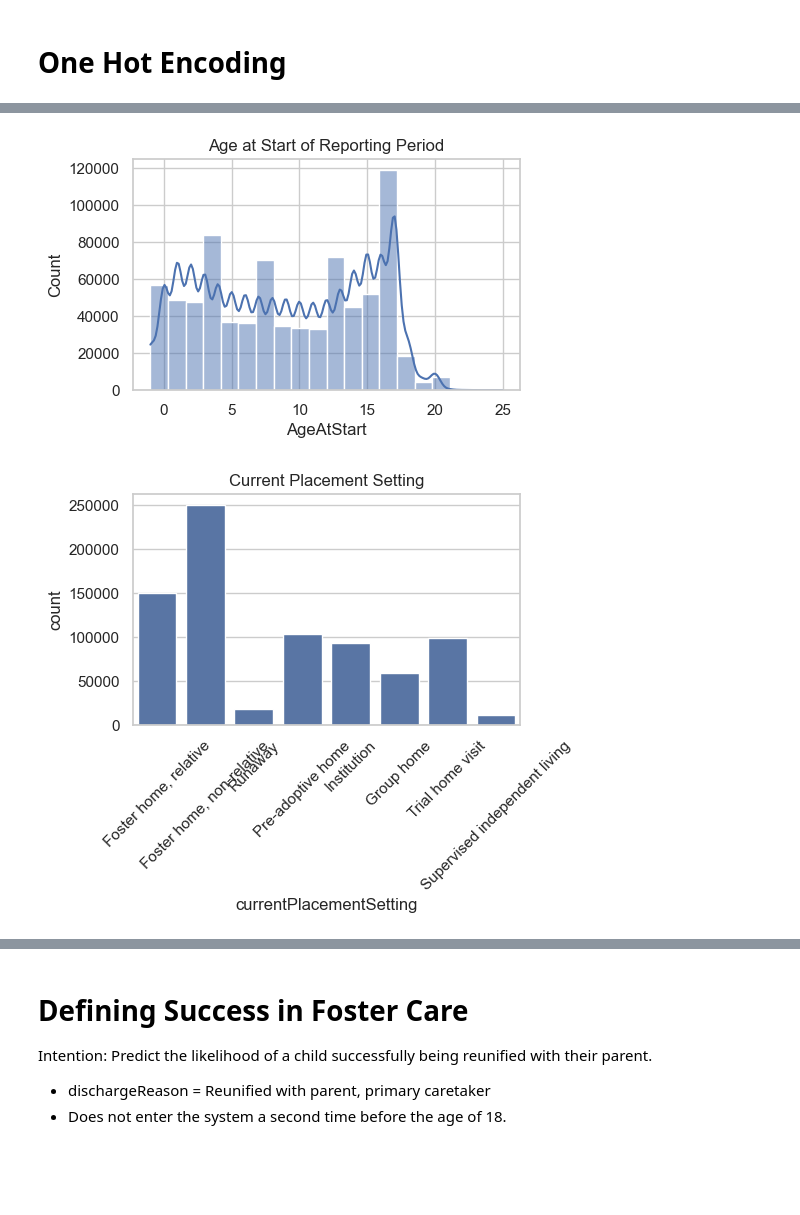
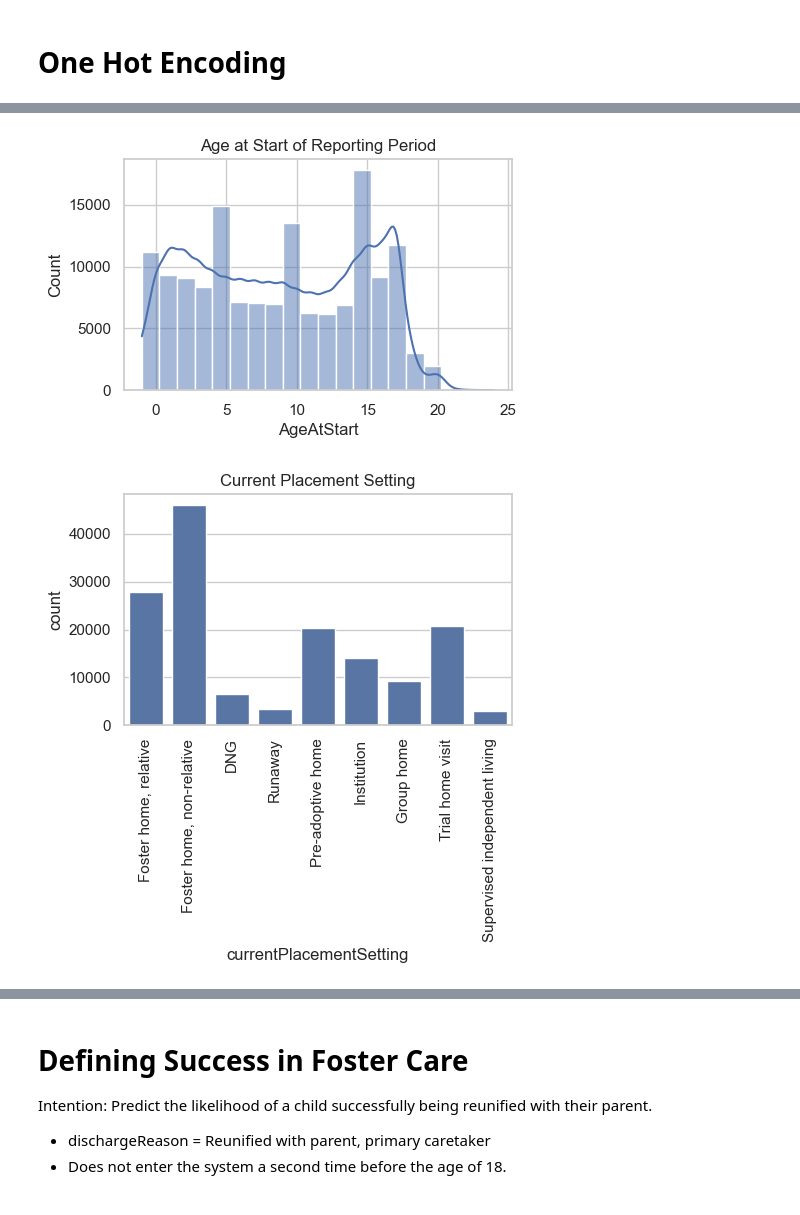
Before and after one commit to sophie2chance2/foster_care_analysis, a Jupyter notebook: explore_data.ipynb, the cells around one changed output, grey strips where cells are left out. Saved outputs shown, nothing was run; the diff lists cells and outputs as text; code cells hidden in the pictures; blank space fills up the shorter version.

```diff
--- a/explore_data.ipynb
+++ b/explore_data.ipynb
@@ -171,20 +171,20 @@ plt.show()
 # plot the distribution of the ages
 sns.set(style="whitegrid")
 plt.figure(figsize=(5, 3))
-sns.histplot(included_subset['AgeAtStart'].where(included_subset['AgeAtStart'] < 26 , np.nan), kde=True, bins=20)
+sns.histplot(all_records['AgeAtStart'].where(all_records['AgeAtStart'] < 26 , np.nan), kde=True, bins=20)
 plt.title('Age at Start of Reporting Period')
 plt.show()
 # %% [output]
-[figure, old version]
+[figure, new version]
 # %%
 # plot the current placement setting
 plt.figure(figsize=(5, 3))
-sns.countplot(data=included_subset, x='currentPlacementSetting')
+sns.countplot(data=all_records, x='currentPlacementSetting')
 plt.title('Current Placement Setting')
-plt.xticks(rotation=45)
+plt.xticks(rotation=90)
 plt.show()
 # %% [output]
-[figure, old version]
+[figure, new version]
 # %%
 # plot the current placement setting
 plt.figure(figsize=(5, 3))
```
Also changed, not shown: parts of 11 cells of this notebook, 5 other files.
